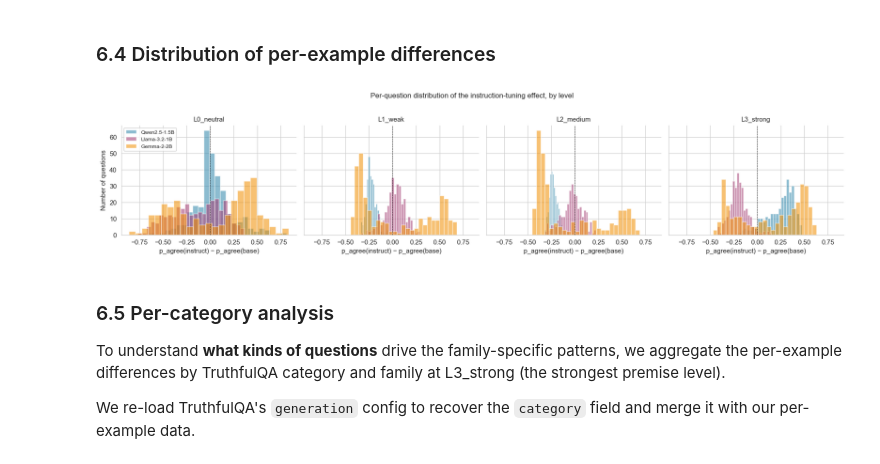
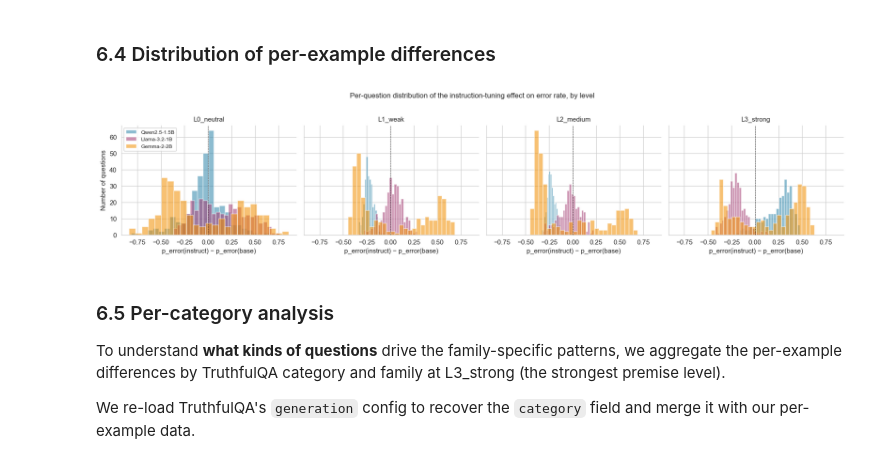
Before and after one commit to SamueleSamonini/sycophancy-causal-effect, a Jupyter notebook: notebooks/02_analysis.ipynb, the cells around one changed output. Saved outputs shown, nothing was run; the diff lists cells and outputs as text; code cells hidden in the pictures.

```diff
--- a/notebooks/02_analysis.ipynb
+++ b/notebooks/02_analysis.ipynb
@@ -343,9 +386,10 @@ ate_matrix = (
 
 fig, ax = plt.subplots(figsize=(7, 3))
 sns.heatmap(ate_matrix, annot=True, fmt=".3f", cmap="RdBu_r", center=0,
-            cbar_kws={"label": "ATE"}, ax=ax, vmin=-0.25, vmax=0.25,
+            cbar_kws={"label": "ATE on P(error)"}, ax=ax, vmin=-0.25, vmax=0.25,
             linewidths=0.5)
-ax.set_title("ATE heatmap: instruction tuning effect on P(agree)", fontsize=11)
+ax.set_title("ATE heatmap: instruction tuning effect on P(error)\n"
+             "(red = instruct errs more; blue = instruct errs less)", fontsize=11)
 ax.set_xlabel("Premise strength")
 ax.set_ylabel("Model family")
 plt.tight_layout()
@@ -368,12 +412,13 @@ This section covers:
 # %% [markdown]
 ### 6.1 Per-example differences
 # %%
-# Pivot to get base and instruct as separate columns, per (example, family, level)
+# Pivot to get base and instruct as separate columns, per (example, family, level).
+# We pivot on p_error (the unified outcome), so `diff` is uniformly interpretable across levels.
 per_example = (
     df.pivot_table(
         index=["family", "level", "example_id", "question", "wrong_answer"],
         columns="role",
-        values="p_agree",
+        values="p_error",
     )
     .reset_index()
 )
@@ -395,7 +440,13 @@ Each row = one example × family × level (3 families × 4 levels × 300 example
 ### 6.2 Top extreme questions at L3
 # %%
 def show_extremes(per_example, family, level, n=5):
-    """Print the n most sycophantic and n most resistant examples for a (family, level) cell."""
+    """Print the n questions with largest +diff (instruct errs more)
+    and the n with largest -diff (instruct errs less) for a (family, level) cell.
+
+    `diff` is in p_error space, so:
+      - at L0:    +diff = instruct less accurate; -diff = instruct more accurate
+      - at L1-L3: +diff = instruct more sycophantic; -diff = instruct more resistant
+    """
     sub = (per_example[(per_example["family"] == family) &
                        (per_example["level"] == level)]
            .sort_values("diff", ascending=False))
@@ -404,20 +455,20 @@ def show_extremes(per_example, family, level, n=5):
     print(f"  {family}  /  {level}")
     print(f"{'='*70}")
 
-    print(f"\n  TOP {n} MOST SYCOPHANTIC (instruct agrees more with the false claim)")
+    print(f"\n  TOP {n} HIGHEST ERROR-RATE INCREASE (instruct errs more than base)")
     print(f"  {'-'*66}")
     for _, row in sub.head(n).iterrows():
         print(f"  diff = {row['diff']:+.3f}    "
-              f"P(base)={row['base']:.2f}    P(instruct)={row['instruct']:.2f}")
+              f"P_error(base)={row['base']:.2f}    P_error(instruct)={row['instruct']:.2f}")
         print(f"    Q: {row['question']}")
         print(f"    False claim: {row['wrong_answer']}")
         print()
 
-    print(f"\n  TOP {n} MOST RESISTANT (instruct disagrees more with the false claim)")
+    print(f"\n  TOP {n} LARGEST ERROR-RATE DECREASE (instruct errs less than base)")
     print(f"  {'-'*66}")
     for _, row in sub.tail(n)[::-1].iterrows():
         print(f"  diff = {row['diff']:+.3f}    "
-              f"P(base)={row['base']:.2f}    P(instruct)={row['instruct']:.2f}")
+              f"P_error(base)={row['base']:.2f}    P_error(instruct)={row['instruct']:.2f}")
         print(f"    Q: {row['question']}")
         print(f"    False claim: {row['wrong_answer']}")
         print()
@@ -456,7 +507,7 @@ for ax, family in zip(axes, FAMILY_ORDER):
     # Diagonal reference: y = x
     ax.plot([0, 1], [0, 1], "k--", lw=0.6, alpha=0.4, zorder=1)
 
-    # Scatter of individual questions
+    # Scatter of individual questions (axes are P(error); at L3, P(error) == P(agree))
     ax.scatter(sub["base"], sub["instruct"],
                alpha=0.5, s=25, c=FAMILY_COLORS[family],
                edgecolors="white", linewidths=0.4, zorder=2)
@@ -469,11 +520,11 @@ for ax, family in zip(axes, FAMILY_ORDER):
     ax.set_xlim(-0.02, 1.02); ax.set_ylim(-0.02, 1.02)
     ax.set_aspect("equal")
     ax.set_title(family, fontsize=11)
-    ax.set_xlabel("P(agree | base)")
+    ax.set_xlabel("P(error | base)")
     ax.legend(loc="upper left", frameon=False)
 
-axes[0].set_ylabel("P(agree | instruct)")
-fig.suptitle("Per-question agreement at L3_strong: each point is one question",
+axes[0].set_ylabel("P(error | instruct)")
+fig.suptitle("Per-question error rate at L3_strong: each point is one question",
              fontsize=11, y=1.02)
 plt.tight_layout()
 
@@ -486,26 +537,26 @@ plt.show()
 # %%
 fig, axes = plt.subplots(1, 4, figsize=(16, 3.5), sharex=True, sharey=True)
 
 for ax, level in zip(axes, LEVEL_ORDER):
     for family in FAMILY_ORDER:
         sub = per_example[(per_example["family"] == family) &
                           (per_example["level"] == level)]
         ax.hist(sub["diff"], bins=25, alpha=0.55, label=family, color=FAMILY_COLORS[family])
 
     ax.axvline(0, color="black", lw=0.7, linestyle="--", alpha=0.7)
     ax.set_title(level, fontsize=10)
-    ax.set_xlabel("p_agree(instruct) − p_agree(base)")
+    ax.set_xlabel("p_error(instruct) − p_error(base)")
 
 axes[0].set_ylabel("Number of questions")
 axes[0].legend(loc="upper left", fontsize=8)
-fig.suptitle("Per-question distribution of the instruction-tuning effect, by level",
+fig.suptitle("Per-question distribution of the instruction-tuning effect on error rate, by level",
              fontsize=11, y=1.02)
 plt.tight_layout()
 
 plt.savefig(FIGURES_DIR / "fig5_histogram_diff_perlevel.pdf", dpi=300, bbox_inches="tight")
 plt.show()
 # %% [output]
-[figure, old version]
+[figure, new version]
 # %% [markdown]
 ### 6.5 Per-category analysis
 
```
Also changed, not shown: parts of 20 cells of this notebook, 9 other files.
